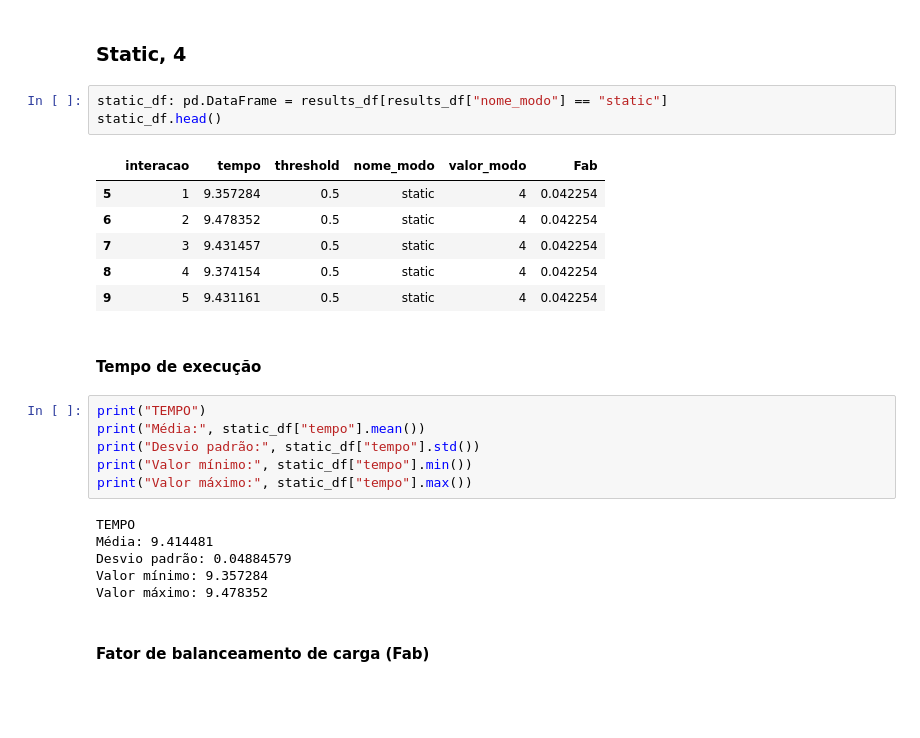
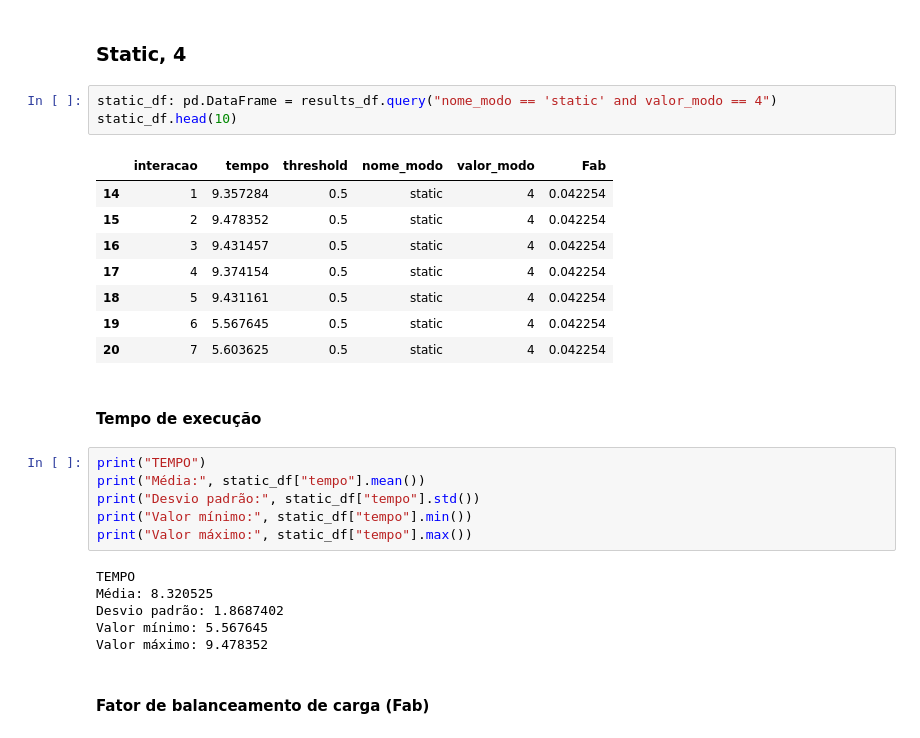
Before and after one commit to igorssant/UESC-codigos-pos-graduacao, a Jupyter notebook: processamento_paralelo/presentation/main.ipynb, the cells around one changed output. Saved outputs shown, nothing was run; the diff lists cells and outputs as text; blank space fills up the shorter version.

Commit message:
feat: melhorando os resultados add mais dados

```diff
--- a/processamento_paralelo/presentation/main.ipynb
+++ b/processamento_paralelo/presentation/main.ipynb
@@ -80,15 +702,17 @@ Valor máximo: 9.73603
 # %% [markdown]
 ### Static, 4
 # %%
-static_df: pd.DataFrame = results_df[results_df["nome_modo"] == "static"]
-static_df.head()
+static_df: pd.DataFrame = results_df.query("nome_modo == 'static' and valor_modo == 4")
+static_df.head(10)
 # %% [output]
 |  | interacao | tempo | threshold | nome_modo | valor_modo | Fab |
-| 5 | 1 | 9.357284 | 0.5 | static | 4 | 0.042254 |
-| 6 | 2 | 9.478352 | 0.5 | static | 4 | 0.042254 |
-| 7 | 3 | 9.431457 | 0.5 | static | 4 | 0.042254 |
-| 8 | 4 | 9.374154 | 0.5 | static | 4 | 0.042254 |
-| 9 | 5 | 9.431161 | 0.5 | static | 4 | 0.042254 |
+| 14 | 1 | 9.357284 | 0.5 | static | 4 | 0.042254 |
+| 15 | 2 | 9.478352 | 0.5 | static | 4 | 0.042254 |
+| 16 | 3 | 9.431457 | 0.5 | static | 4 | 0.042254 |
+| 17 | 4 | 9.374154 | 0.5 | static | 4 | 0.042254 |
+| 18 | 5 | 9.431161 | 0.5 | static | 4 | 0.042254 |
+| 19 | 6 | 5.567645 | 0.5 | static | 4 | 0.042254 |
+| 20 | 7 | 5.603625 | 0.5 | static | 4 | 0.042254 |
 # %% [markdown]
 #### Tempo de execução
 # %%
@@ -99,9 +723,9 @@ print("Valor mínimo:", static_df["tempo"].min())
 print("Valor máximo:", static_df["tempo"].max())
 # %% [output]
 TEMPO
-Média: 9.414481
-Desvio padrão: 0.04884579
-Valor mínimo: 9.357284
+Média: 8.320525
+Desvio padrão: 1.8687402
+Valor mínimo: 5.567645
 Valor máximo: 9.478352
 # %% [markdown]
 #### Fator de balanceamento de carga (Fab)
```
Also changed, not shown: parts of 102 cells of this notebook.
